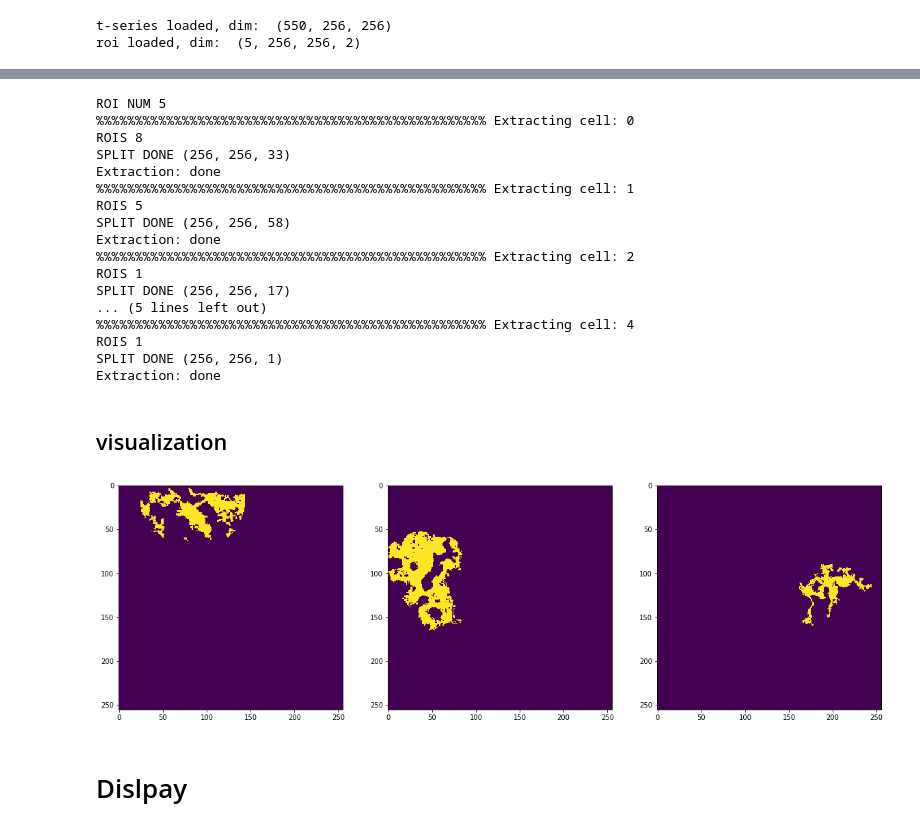
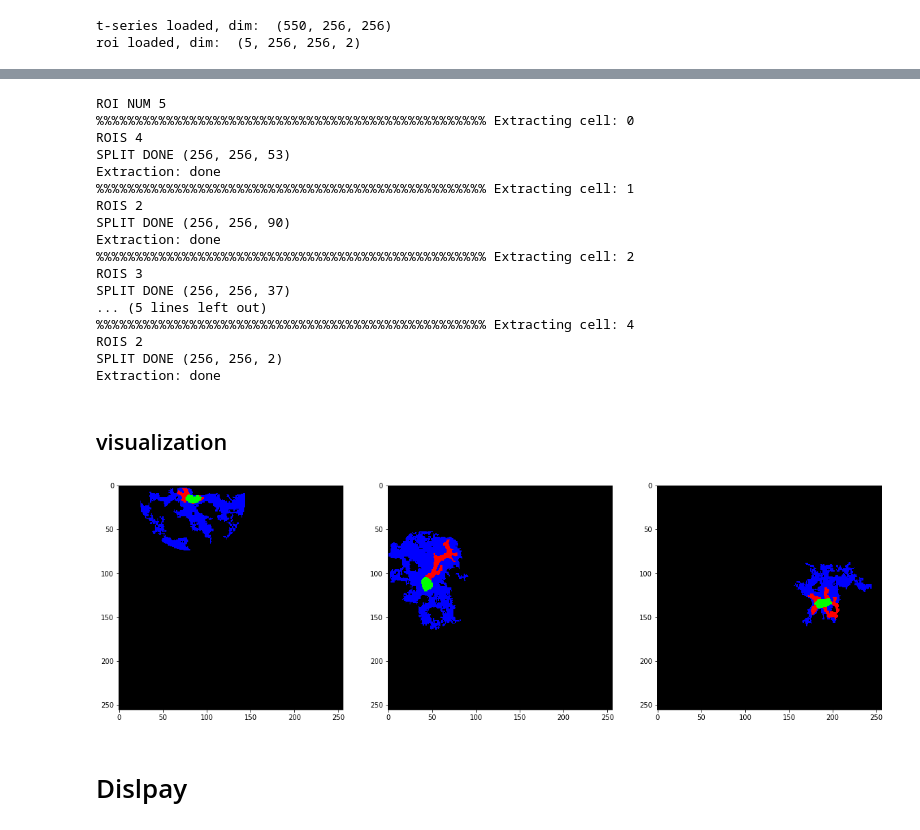
Before and after one commit to jbonato1/ASTRA, a Jupyter notebook: notebook/CC_Pipeline.ipynb, the cells around one changed output, grey strips where cells are left out. Saved outputs shown, nothing was run; the diff lists cells and outputs as text; code cells hidden in the pictures.

```diff
--- a/notebook/CC_Pipeline.ipynb
+++ b/notebook/CC_Pipeline.ipynb
@@ -21,20 +23,20 @@ from IPython.display import HTML
 import pickle
 
 import sys
-sys.path.insert(0,'/media/DATA/jbonato/astro_segm/Astro3S/modules/')
-from CC import main_CC,clean_outer_pixel,cleanCC_for_signals
-from get_traces import Extr_miniROI,get_signal,get_signals
+sys.path.insert(0,root_folder+'ASTRA/modules/')
+from CC import main_CC,clean_outer_pixel,cleanCC
+from get_traces import Extr_miniROI,get_signal,get_signals,allineate_stack
 from gui_results import layout
 
 
-MAX_ROI_AREA_PROC=80
+MAX_ROI_AREA_PROC=50
 MU_PX = 1
 # %% [markdown]
 ## Rocording loading
 # %%
 device1 = torch.device('cuda:0' if torch.cuda.is_available() else 'cpu')
 #device = torch.device('cpu')
-num = '2'
+num = '1'
 query = '{0:0>3}'.format(num)
 dict_im = pickle.load( open( "inference_ex.pkl", "rb" ))
 stack_o = dict_im['t-series_'+query]
@@ -75,6 +85,6 @@ Reduction finish
 # %%
-###clean CC for retrieving signals
-mask_ROI,intersection = cleanCC_for_signals(dict_im['ROI_'+query],mask_ROI,MAX_ROI_AREA_PROC)
+##clean CC for retrieving signals
+mask_ROI = cleanCC(mask_ROI,MAX_ROI_AREA_PROC)
 # %%
 print("ROI NUM",mask_ROI.shape[0])
 dict_roi={}
@@ -89,7 +99,7 @@ for s_roi_num in range(mask_ROI.shape[0]):
 
     print(50*'%','Extracting cell:',s_roi_num)
     constr_split_roi = Extr_miniROI(MAX_ROI_AREA_PROC,MU_PX,mask_ROI[s_roi_num,:,:,2],mask_ROI[s_roi_num,:,:,1],True,dilate_ROI=0)
-    arr_out_CC = constr_split_roi.get_miniROI()
+    arr_out_CC = constr_split_roi.get_miniROI(verbose=False)
     if  s_roi_num==0:
         list_out=arr_out_CC
     else:
@@ -114,20 +124,20 @@ pickle.dump(dict_im, open( "inference_ex.pkl", "wb" ) )
 # %% [output]
 ROI NUM 5
 %%%%%%%%%%%%%%%%%%%%%%%%%%%%%%%%%%%%%%%%%%%%%%%%%% Extracting cell: 0
-ROIS 8
-SPLIT DONE (256, 256, 33)
+ROIS 4
+SPLIT DONE (256, 256, 53)
 Extraction: done
 %%%%%%%%%%%%%%%%%%%%%%%%%%%%%%%%%%%%%%%%%%%%%%%%%% Extracting cell: 1
-ROIS 5
-SPLIT DONE (256, 256, 58)
+ROIS 2
+SPLIT DONE (256, 256, 90)
 Extraction: done
 %%%%%%%%%%%%%%%%%%%%%%%%%%%%%%%%%%%%%%%%%%%%%%%%%% Extracting cell: 2
-ROIS 1
-SPLIT DONE (256, 256, 17)
+ROIS 3
+SPLIT DONE (256, 256, 37)
 ... (5 lines left out)
 %%%%%%%%%%%%%%%%%%%%%%%%%%%%%%%%%%%%%%%%%%%%%%%%%% Extracting cell: 4
-ROIS 1
-SPLIT DONE (256, 256, 1)
+ROIS 2
+SPLIT DONE (256, 256, 2)
 Extraction: done
 # %% [markdown]
 ## visualization
@@ -136,9 +146,9 @@ cell = [0,1,2,4,5]
 # %%
 fig,[ax1,ax2,ax3] =plt.subplots(figsize=(20,20),ncols=3,nrows=1)
 for j,a in zip(cell,[ax1,ax2,ax3]):
-    a.imshow(mask_ROI[j,:,:,2])
+    a.imshow(mask_ROI[j,:,:,:])
 # %% [output]
-[figure, old version]
+[figure, new version]
 # %% [markdown]
 # Dislpay
 # %%
```
Also changed, not shown: parts of 3 cells of this notebook, 23 other files.
